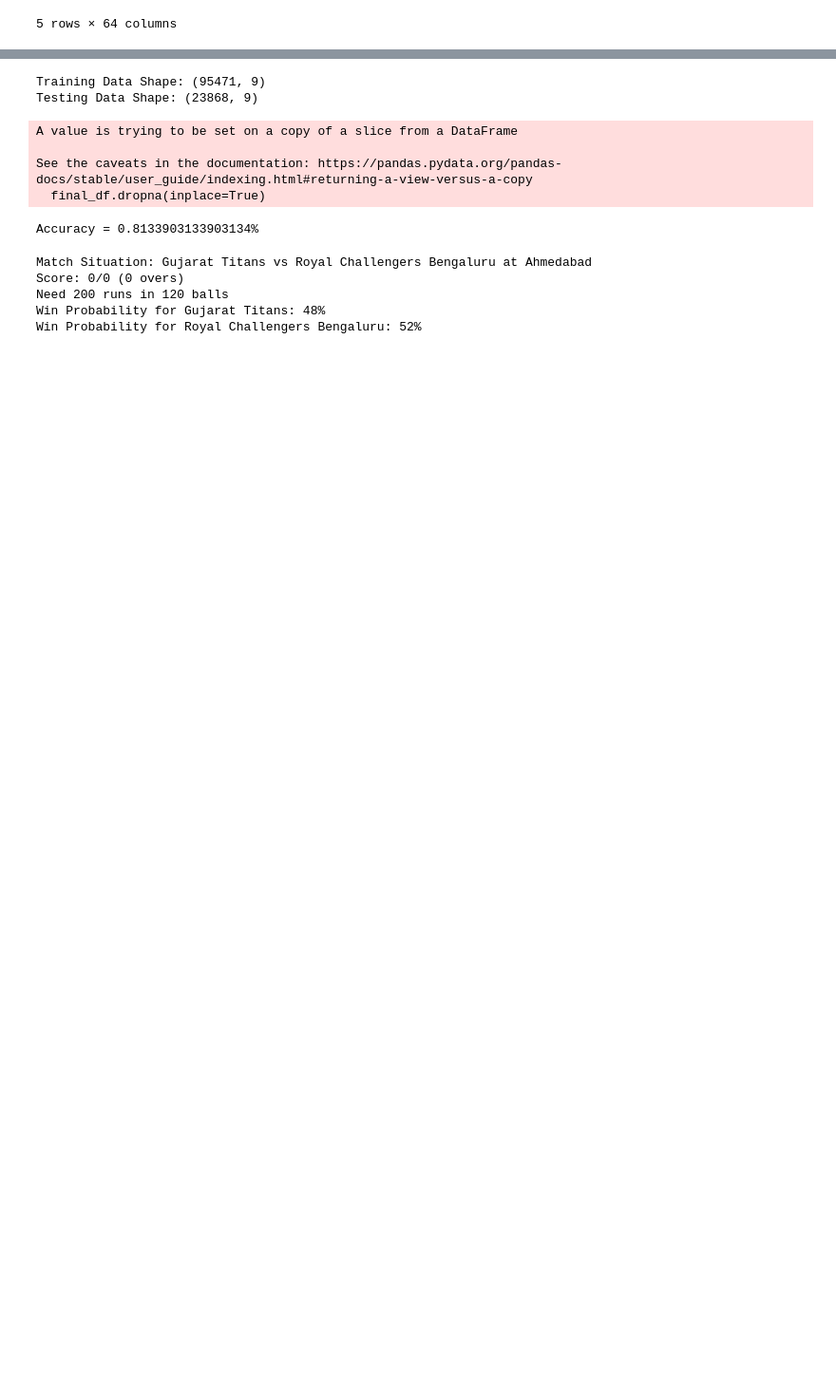
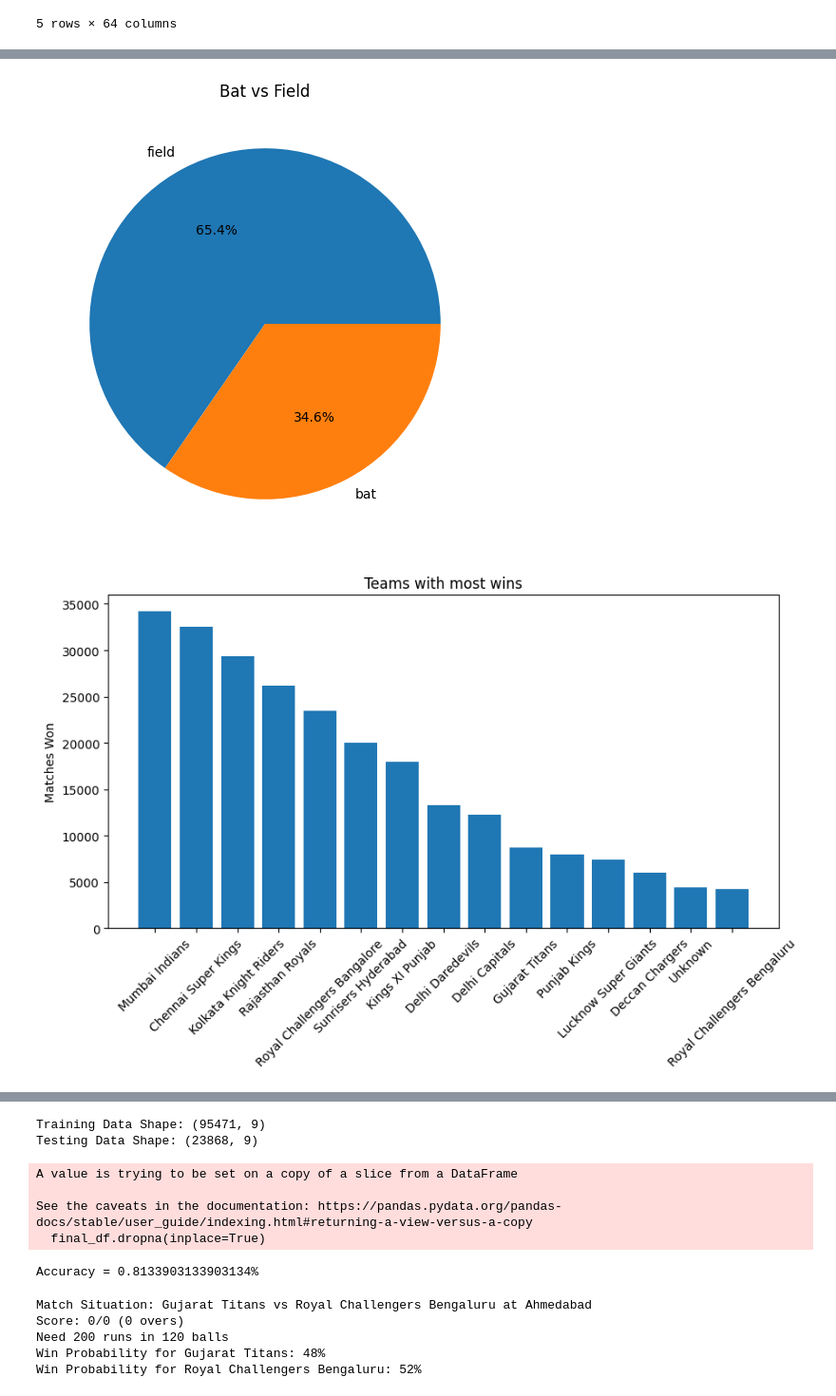
Before and after one commit to LarshVakil/Semantic-Search-Engine, a Jupyter notebook: FinalIPLPredicition.ipynb, the cells around one changed output, grey strips where cells are left out. Shown at 95% size. Saved outputs shown, nothing was run; the diff lists cells and outputs as text; code cells hidden in the pictures; blank space fills up the shorter version.

```diff
--- a/FinalIPLPredicition.ipynb
+++ b/FinalIPLPredicition.ipynb
@@ -60,3 +78,22 @@ Data remaining (248023, 64)
+# %%
+#Toss selection on winning
+toss = df['toss_decision'].value_counts()
+plt.figure(figsize=(6, 6))
+plt.pie(toss, labels=toss.index, autopct='%1.1f%%')
+plt.title('Bat vs Field')
+plt.show()
+
+# specific winner counts
+winners = df['match_won_by'].value_counts()
+plt.figure(figsize=(10, 5))
+plt.bar(winners.index, winners.values)
+plt.xticks(rotation=45)
+plt.title('Teams with most wins')
+plt.ylabel('Matches Won')
+plt.show()
+# %% [output]
+[figure, added]
+[figure, added]
 # %%
 #Adding new target columns
 
```
Also changed, not shown: parts of 6 cells of this notebook.
